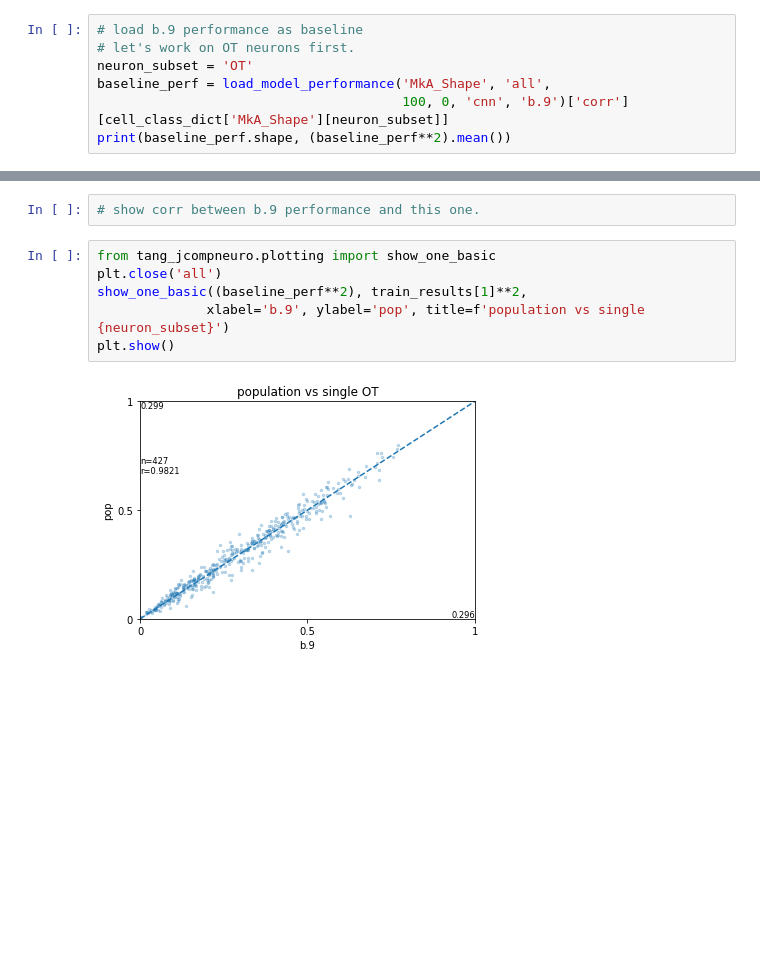
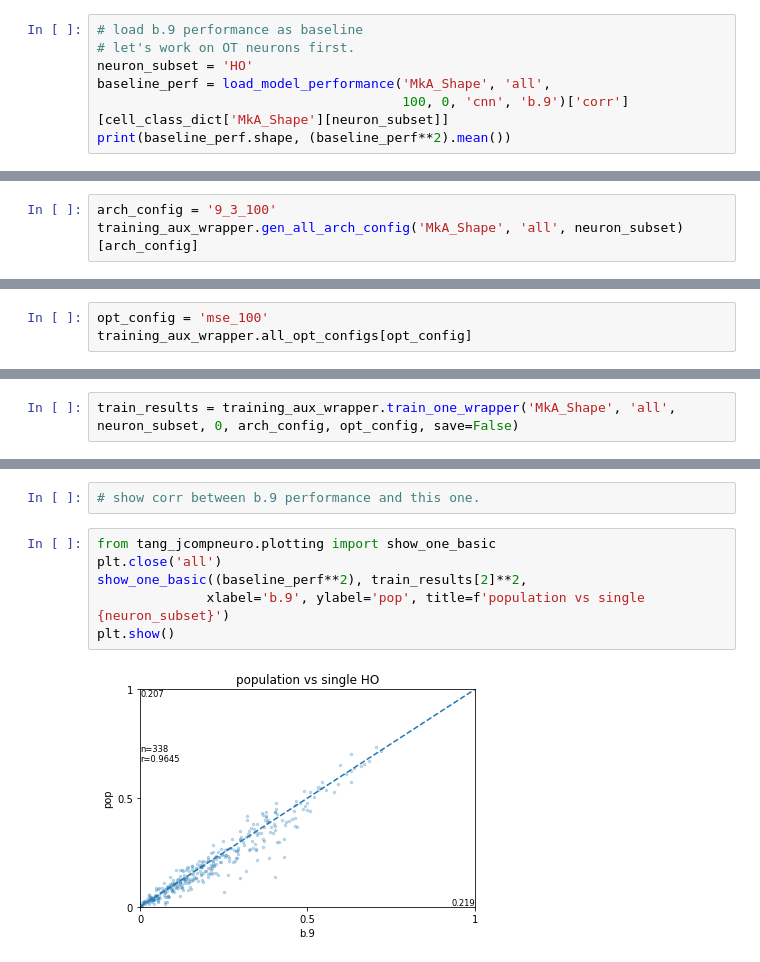
Before and after one commit to leelabcnbc/tang_jcompneuro_revision, a Jupyter notebook: results_ipynb/debug/population_cnn/tang_neuron_cnn.ipynb, the cells around one changed output, grey strips where cells are left out. Drawn from its saved outputs; the diff is of its cells as text; blank space fills up the shorter version.

Commit message:
finish wrapping pop cnn training

```diff
--- a/results_ipynb/debug/population_cnn/tang_neuron_cnn.ipynb
+++ b/results_ipynb/debug/population_cnn/tang_neuron_cnn.ipynb
@@ -49,7 +11,7 @@ from tang_jcompneuro.model_fitting_postprocess import load_model_performance
 # %%
 # load b.9 performance as baseline
 # let's work on OT neurons first.
-neuron_subset = 'OT'
+neuron_subset = 'HO'
 baseline_perf = load_model_performance('MkA_Shape', 'all',
                                        100, 0, 'cnn', 'b.9')['corr'][cell_class_dict['MkA_Shape'][neuron_subset]]
 print(baseline_perf.shape, (baseline_perf**2).mean())
@@ -123,0 +20,3 @@ model = model.train()
+# %%
+arch_config = '9_3_100'
+training_aux_wrapper.gen_all_arch_config('MkA_Shape', 'all', neuron_subset)[arch_config]
@@ -123,0 +41,3 @@ model = model.train()
+# %%
+opt_config = 'mse_100'
+training_aux_wrapper.all_opt_configs[opt_config]
@@ -153,0 +58,2 @@ early stopping after epoch 600
+# %%
+train_results = training_aux_wrapper.train_one_wrapper('MkA_Shape', 'all', neuron_subset, 0, arch_config, opt_config, save=False)
@@ -156,8 +80,8 @@ early stopping after epoch 600
 # %%
 from tang_jcompneuro.plotting import show_one_basic
 plt.close('all')
-show_one_basic((baseline_perf**2), train_results[1]**2,
+show_one_basic((baseline_perf**2), train_results[2]**2,
               xlabel='b.9', ylabel='pop', title=f'population vs single {neuron_subset}')
 plt.show()
 # %% [output]
-[figure, old version]
+[figure, new version]
```
Also changed, not shown: parts of 19 cells of this notebook, 2 other files.
